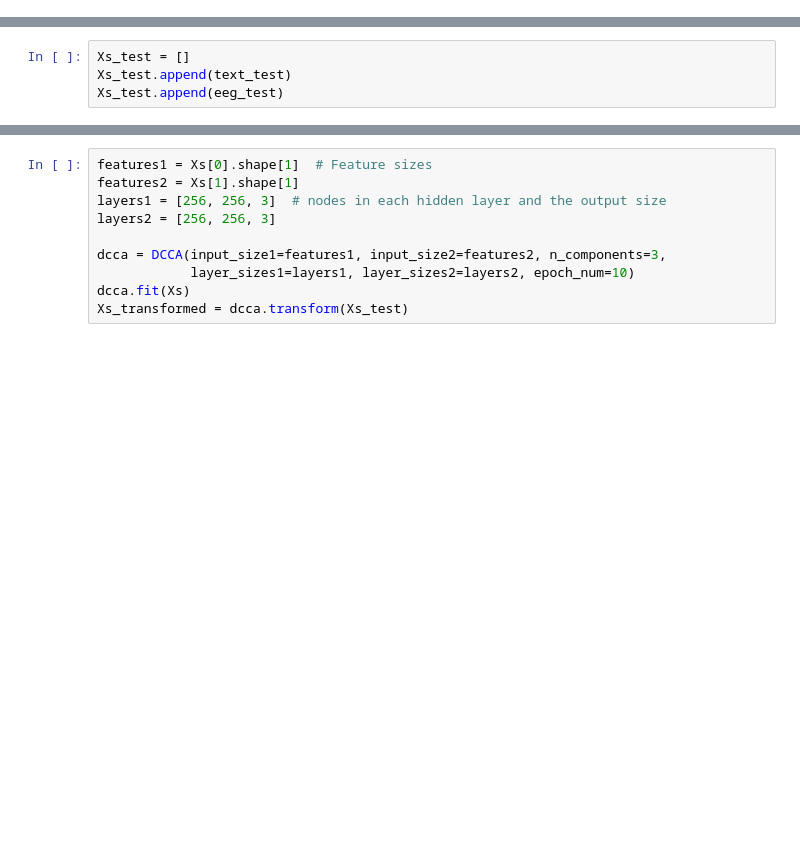
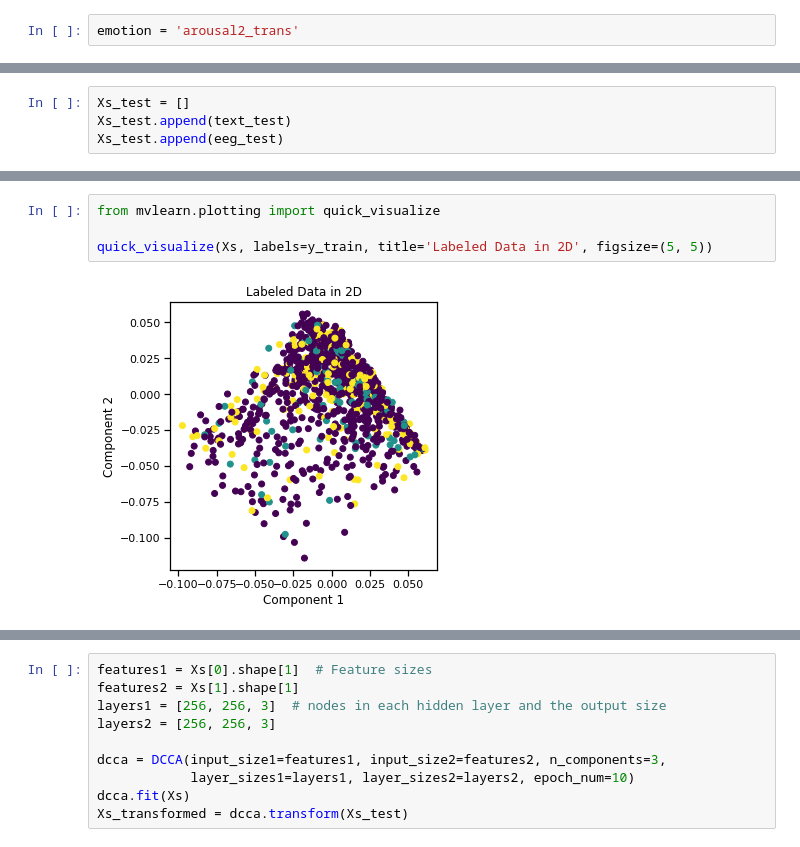
Before and after one commit to saber258/EEG_Text_alignment, a Jupyter notebook: main_trans/view.ipynb, the cells around one changed output, grey strips where cells are left out. Drawn from its saved outputs; the diff is of its cells as text; blank space fills up the shorter version.

```diff
--- a/main_trans/view.ipynb
+++ b/main_trans/view.ipynb
@@ -275,3 +111,5 @@ test_loader_eeg = DataLoader(dataset=test_eeg,
+# %%
+emotion = 'arousal2_trans'
 # %%
 df = pd.read_csv('df.csv')
 
@@ -359,0 +193,6 @@ crossviews_plot(Xs, labels=y_train ,
+# %%
+from mvlearn.plotting import quick_visualize
+
+quick_visualize(Xs, labels=y_train, title='Labeled Data in 2D', figsize=(5, 5))
+# %% [output]
+[figure, added]
```
Also changed, not shown: parts of 18 cells of this notebook.
